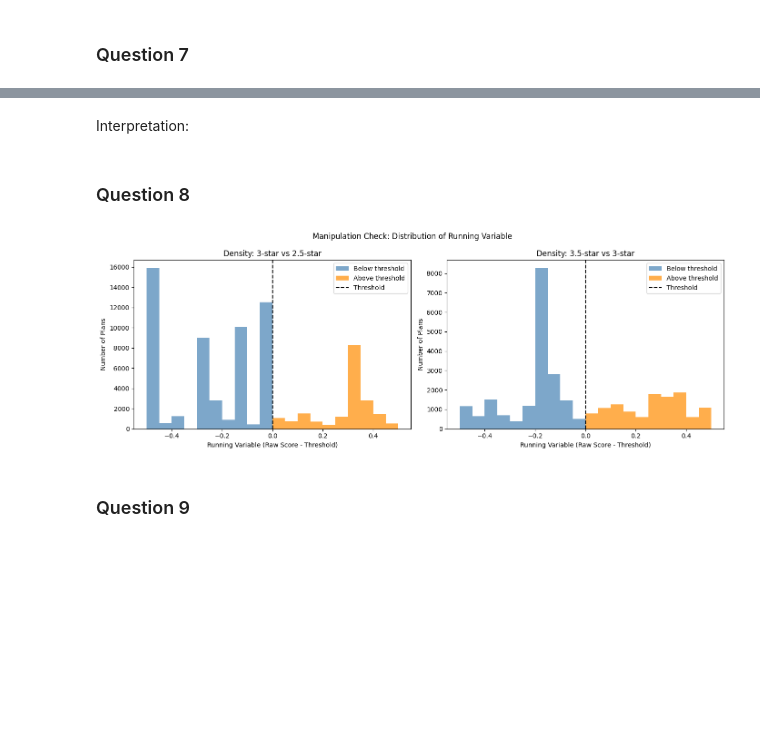
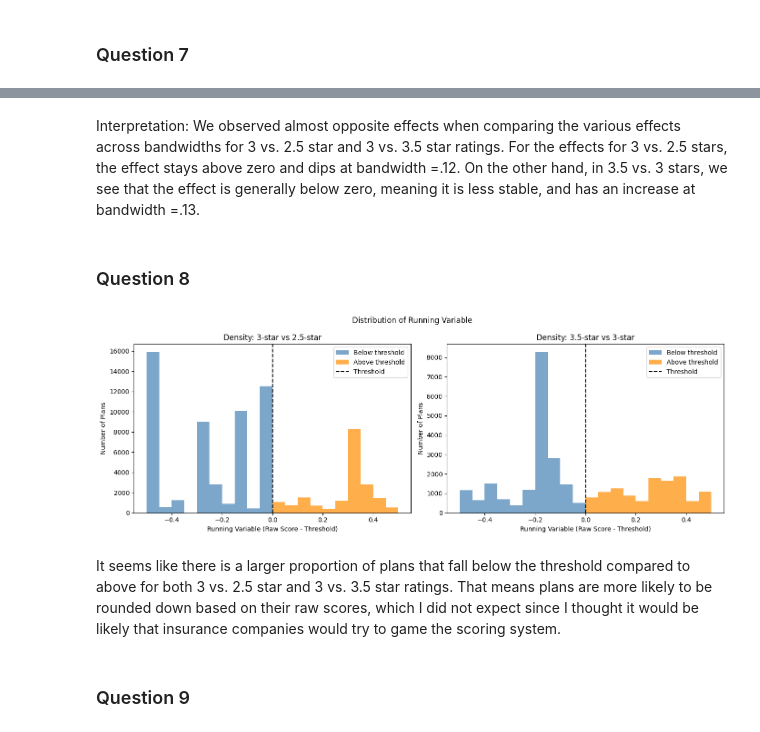
Before and after one commit to jasmineszhao/hw3, a Jupyter notebook: hw3answers.ipynb, the cells around one changed output, grey strips where cells are left out. Cells and saved outputs as stored; diff of their text form; code cells hidden in the pictures; blank space fills up the shorter version.

```diff
--- a/hw3answers.ipynb
+++ b/hw3answers.ipynb
@@ -450,37 +385,39 @@ plt.show()
 # %% [markdown]
-Interpretation:
+Interpretation: We observed almost opposite effects when comparing the various effects across bandwidths for 3 vs. 2.5 star and 3 vs. 3.5 star ratings. For the effects for 3 vs. 2.5 stars, the effect stays above zero and dips at bandwidth =.12. On the other hand, in 3.5 vs. 3 stars, we see that the effect is generally below zero, meaning it is less stable, and has an increase at bandwidth =.13.
 # %% [markdown]
 ### Question 8
 # %%
 thresholds = {
     "3-star vs 2.5-star": 2.75,
     "3.5-star vs 3-star": 3.25,
 }
 fig, axes = plt.subplots(1, 2, figsize=(14, 5))
 
 for ax, (label, thresh) in zip(axes, thresholds.items()):
     bw = 0.5
     temp = data2010.copy()
     temp["score"] = temp["raw_rating"] - thresh
     temp = temp[(temp["score"] >= -bw) & (temp["score"] <= bw)].dropna(subset=["score"])
 
     bins = np.arange(-bw, bw + 0.05, 0.05)
     below = temp[temp["score"] < 0]["score"]
     above = temp[temp["score"] >= 0]["score"]
 
     ax.hist(below, bins=bins, color="steelblue", alpha=0.7, label="Below threshold")
     ax.hist(above, bins=bins, color="darkorange", alpha=0.7, label="Above threshold")
     ax.axvline(0, color='black', linewidth=1.5, linestyle='--', label="Threshold")
     ax.set_title(f"Density: {label}")
     ax.set_xlabel("Running Variable (Raw Score - Threshold)")
     ax.set_ylabel("Number of Plans")
     ax.legend()
 
-fig.suptitle("Manipulation Check: Distribution of Running Variable")
+fig.suptitle("Distribution of Running Variable")
 plt.tight_layout()
 plt.show()
 # %% [output]
-[figure, old version]
+[figure, new version]
+# %% [markdown]
+It seems like there is a larger proportion of plans that fall below the threshold compared to above for both 3 vs. 2.5 star and 3 vs. 3.5 star ratings. That means plans are more likely to be rounded down based on their raw scores, which I did not expect since I thought it would be likely that insurance companies would try to game the scoring system.
 # %% [markdown]
 ### Question 9
 # %%
```
Also changed, not shown: parts of 5 cells of this notebook.
